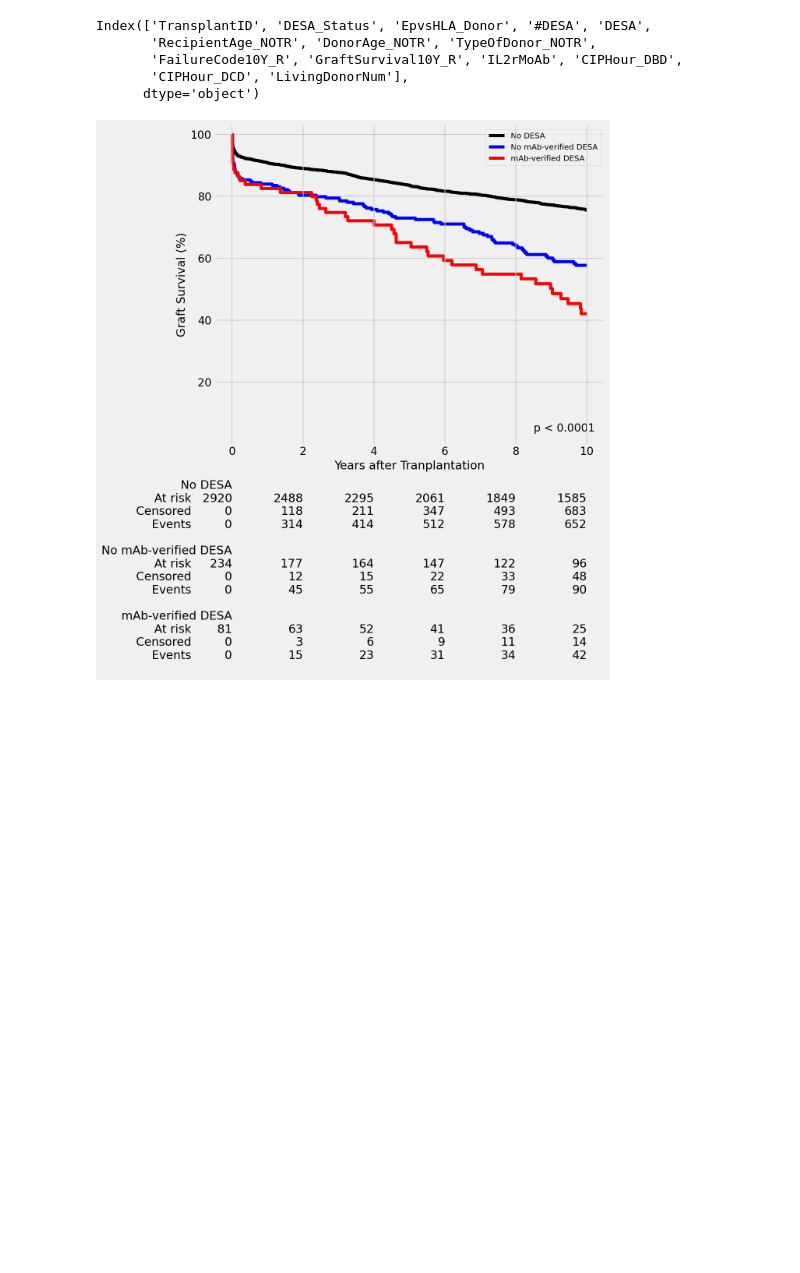
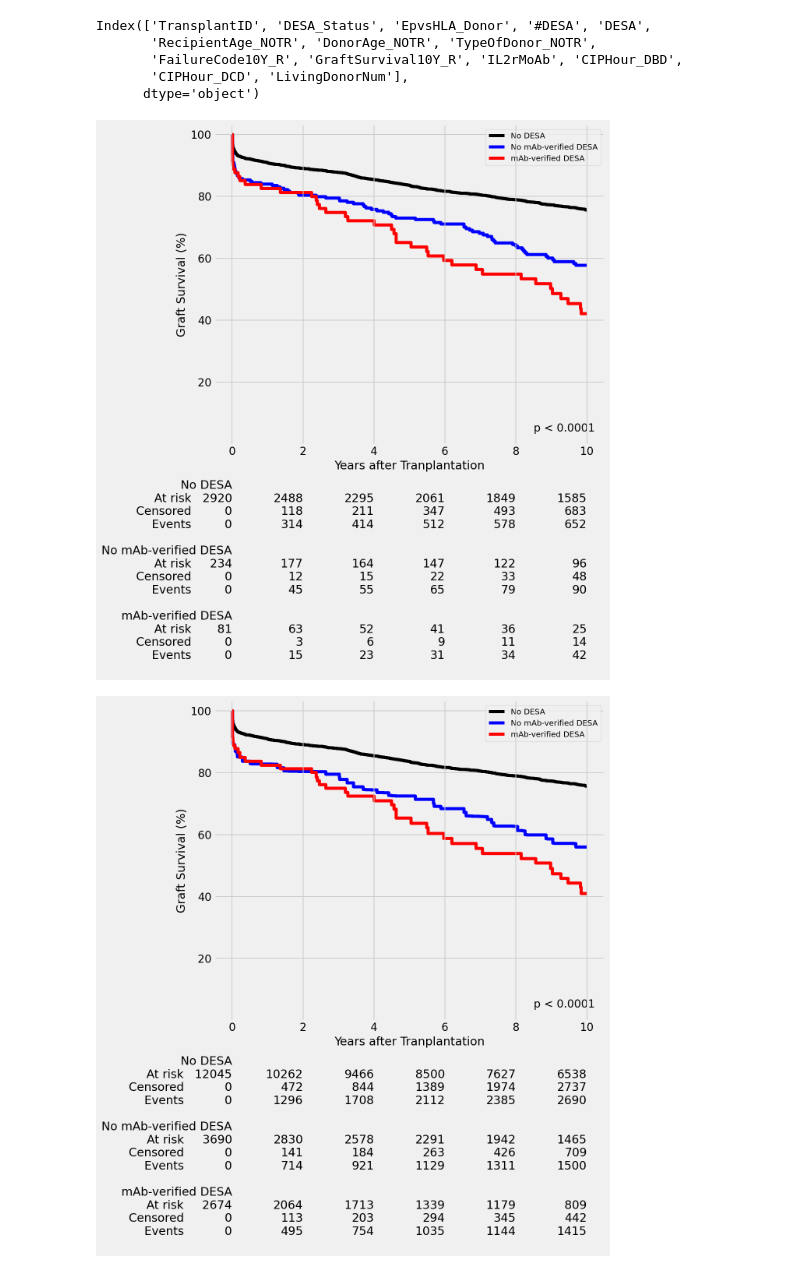
Before and after one commit to umcu-stride/desa_paper, a Jupyter notebook: Notebooks/epitope_relevance/mab_survival.ipynb, the cells around one changed output. Saved outputs shown, nothing was run; the diff lists cells and outputs as text; code cells hidden in the pictures; blank space fills up the shorter version.

```diff
--- a/Notebooks/epitope_relevance/mab_survival.ipynb
+++ b/Notebooks/epitope_relevance/mab_survival.ipynb
@@ -75,30 +75,34 @@ Index(['TransplantID', 'DESA_Status', 'EpvsHLA_Donor', '#DESA', 'DESA',
 # %%
 from src.constants import *
 
 confounders = [
     'RecipientAge_NOTR', 'RecipientAge_NOTR*RecipientAge_NOTR',
     'DonorAge_NOTR', 'DonorAge_NOTR*DonorAge_NOTR', 'IL2rMoAb',
     'CIPHour_DBD', 'CIPHour_DCD',
 ]
 
 path = '/Users/Danial/UMCUtrecht/EpitopevsHLA.pickle'
 mAbs = get_mAbs(
     path,
     isotype=['IgG']
 )
 df = df.assign(
                 No_DESA = df['DESA'].apply(lambda x: 0 if x else 1),
                 mAb_presence = df['DESA'].apply(lambda x: 1 if x.intersection(mabs) else 0),
                 mAb_absence =  df['DESA'].apply(lambda x: 1 if not x.intersection(mabs) else 0),
             )
 df = df.assign(
         Groups = df[['No_DESA', 'mAb_presence', 'mAb_absence']].values.argmax(1) + 1
     )
 
 treatments = ['No_DESA', 'mAb_absence', 'mAb_presence']
 df_weight = find_ipw(df, confounders, treatments, verbose=False)
 labels = ['No DESA', 'No mAb-verified DESA', 'mAb-verified DESA']
 kmfs, p_value = kaplan_meier_curves(df_weight, desa_spec=mAbs, labels=labels, adjust=False)
 plot_kaplan_meier_curve(kmfs, p_value, grid=True)
+
+kmfs, p_value = kaplan_meier_curves(df_weight, desa_spec=mAbs, labels=labels, adjust=True)
+plot_kaplan_meier_curve(kmfs, p_value, grid=True)
 # %% [output]
 [figure]
+[figure, added]
```
Also changed, not shown: 1 other file.
